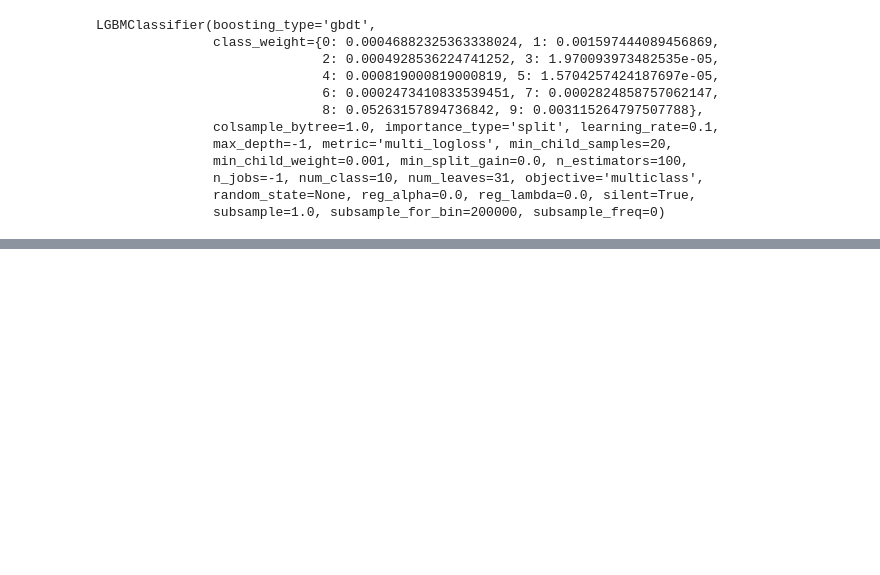
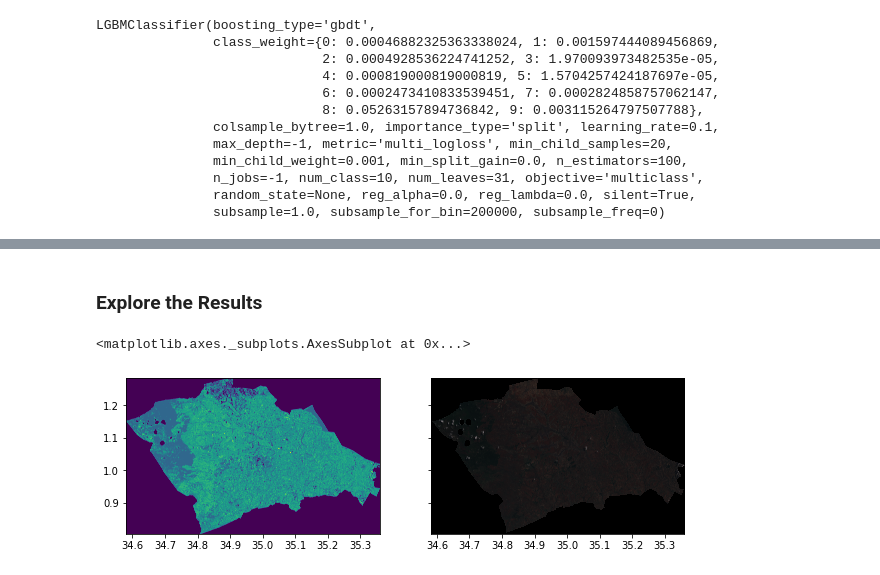
Before and after one commit to developmentseed/sat-ml-training, a Jupyter notebook: _notebooks/2020-02-24-LightGBM_cropmapping.ipynb, the cells around one changed output, grey strips where cells are left out. Saved outputs shown, nothing was run; the diff lists cells and outputs as text; code cells hidden in the pictures; blank space fills up the shorter version.

```diff
--- a/_notebooks/2020-02-24-LightGBM_cropmapping.ipynb
+++ b/_notebooks/2020-02-24-LightGBM_cropmapping.ipynb
@@ -323,0 +434,39 @@ dst.close()
+# %% [markdown]
+### Explore the Results
+# %%
+import matplotlib.pyplot as plt
+from rasterio.plot import show
+%matplotlib inline
+
+
+# Load the classification
+if os.path.exists(op.join(root_dir, "lgbm_classification.tif")):
+  output_image = op.join(root_dir, "lgbm_classification.tif")
+else:
+  output_image = '/content/drive/Shared drives/servir-sat-ml/data/lgbm_classification.tif'
+
+
+def linear_rescale(image, in_range=(0, 1), out_range=(1, 255)):
+    imin, imax = in_range
+    omin, omax = out_range
+    image = np.clip(image, imin, imax) - imin
+    image = image / np.float(imax - imin)
+    return image * (omax - omin) + omin
+
+with rasterio.open(output_image, 'r') as class_raster:
+#  show(class_raster)
+  classes = class_raster.read()
+
+
+# Load the original image
+with rasterio.open(raster_file, 'r') as s2_raster:
+#  show(s2_raster)
+  s2 = s2_raster.read([1,2,3])
+
+# Compare side by side
+fig, (ax1, ax2) = plt.subplots(ncols=2, nrows=1, figsize=(10, 4), sharey=True)
+show(classes, transform=class_raster.transform, ax=ax1, title="lgbm Classes")
+show(s2[[2,1,0], : , :], transform=s2_raster.transform, adjust='linear', ax=ax2, title="Sentinel 2 RGB")
+# %% [output]
+<matplotlib.axes._subplots.AxesSubplot at 0x...>
+[figure, added]
```
Also changed, not shown: parts of 37 cells of this notebook.
